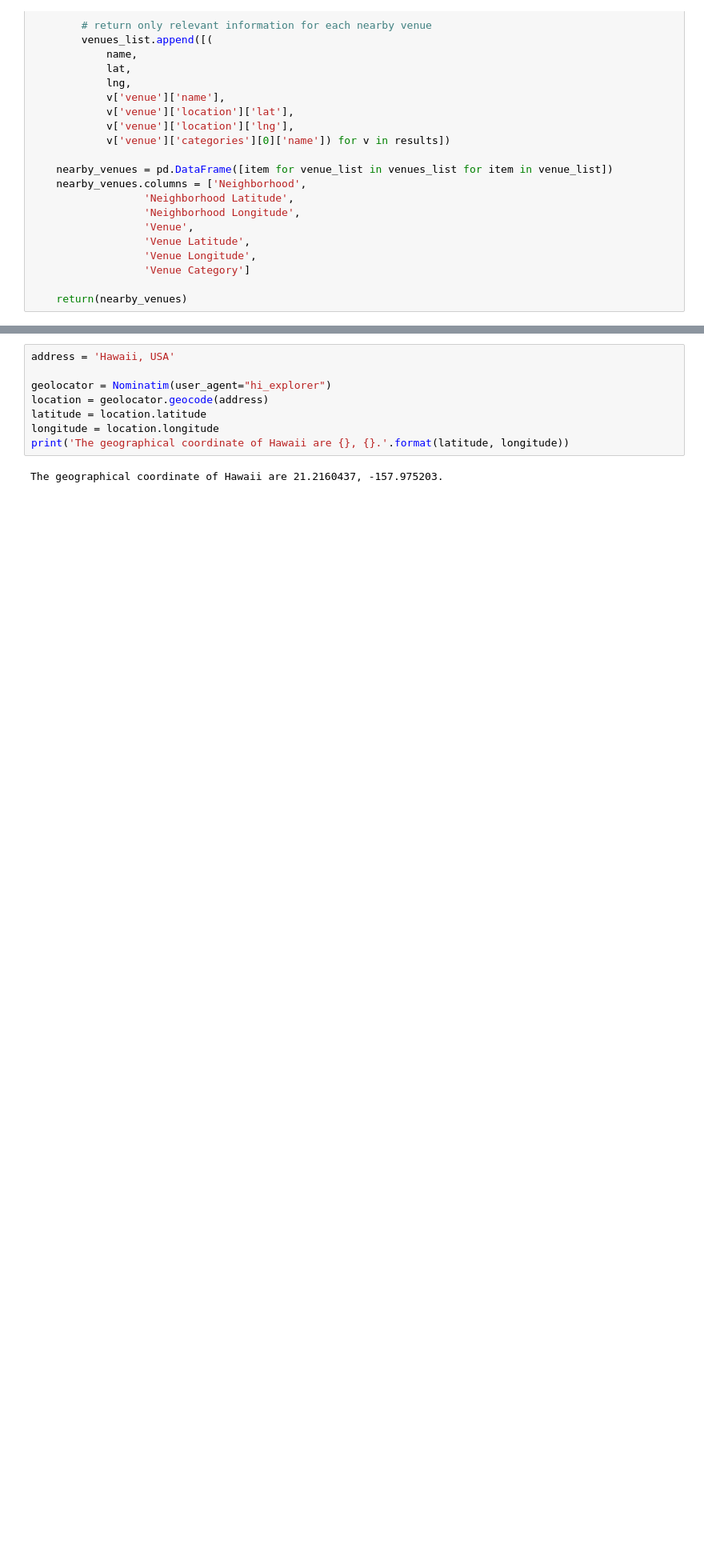
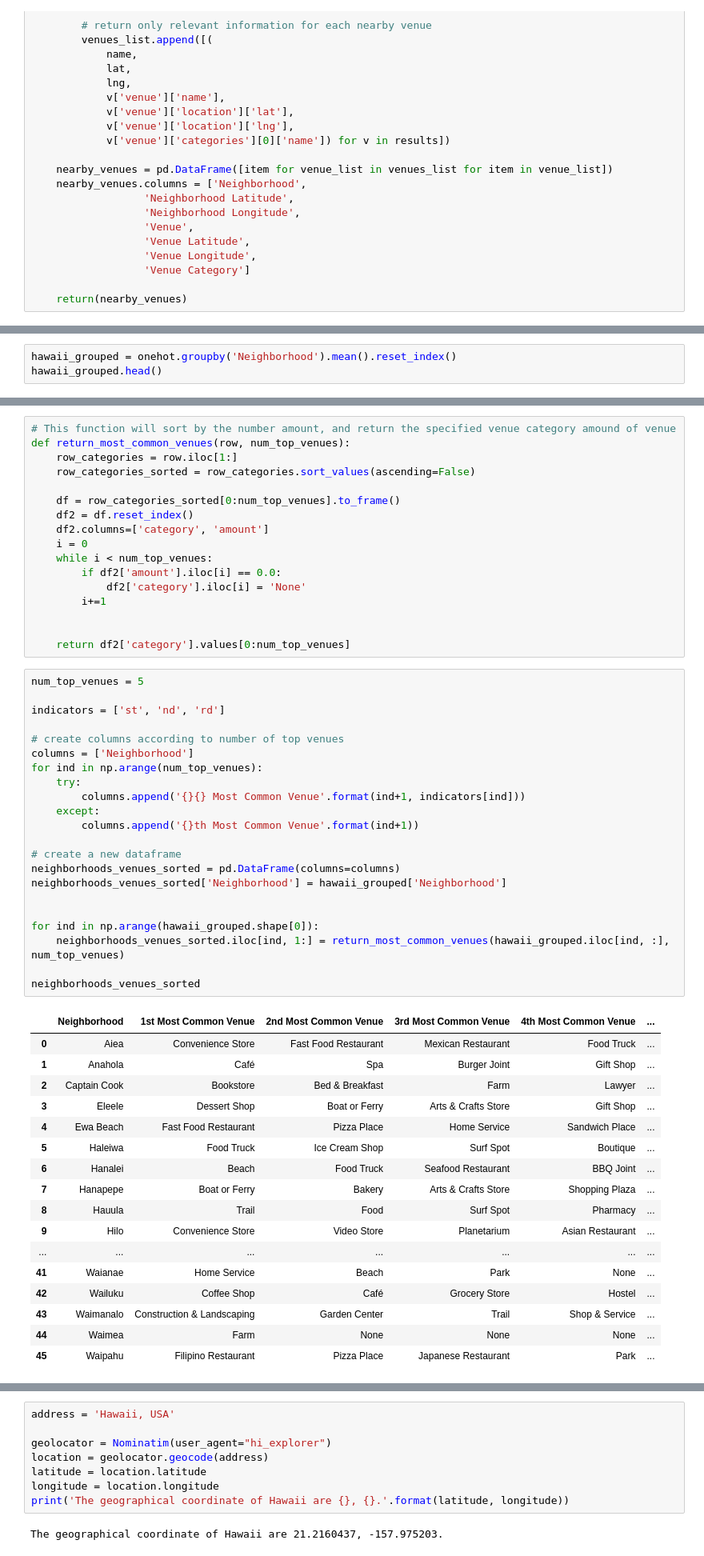
Before and after one commit to Maddienis/Coursera_Capstone, a Jupyter notebook: Hawaii House Prices & Venues.ipynb, the cells around one changed output, grey strips where cells are left out. Shown: that part at 80% size. Drawn from its saved outputs; the diff is of its cells as text; blank space fills up the shorter version.

```diff
--- a/Hawaii House Prices & Venues.ipynb
+++ b/Hawaii House Prices & Venues.ipynb
@@ -294,0 +297,3 @@ Name: Venue, dtype: int64
+# %%
+hawaii_grouped = onehot.groupby('Neighborhood').mean().reset_index()
+hawaii_grouped.head()
@@ -294,0 +308,57 @@ Name: Venue, dtype: int64
+# %%
+# This function will sort by the number amount, and return the specified venue category amound of venue
+def return_most_common_venues(row, num_top_venues):
+    row_categories = row.iloc[1:]
+    row_categories_sorted = row_categories.sort_values(ascending=False)
+
+    df = row_categories_sorted[0:num_top_venues].to_frame()
+    df2 = df.reset_index()
+    df2.columns=['category', 'amount']
+    i = 0
+    while i < num_top_venues:
+        if df2['amount'].iloc[i] == 0.0:
+            df2['category'].iloc[i] = 'None'
+        i+=1
+
+
+    return df2['category'].values[0:num_top_venues]
+# %%
+num_top_venues = 5
+
+indicators = ['st', 'nd', 'rd']
+
+# create columns according to number of top venues
+columns = ['Neighborhood']
+for ind in np.arange(num_top_venues):
+    try:
+        columns.append('{}{} Most Common Venue'.format(ind+1, indicators[ind]))
+    except:
+        columns.append('{}th Most Common Venue'.format(ind+1))
+
+# create a new dataframe
+neighborhoods_venues_sorted = pd.DataFrame(columns=columns)
+neighborhoods_venues_sorted['Neighborhood'] = hawaii_grouped['Neighborhood']
+
+
+for ind in np.arange(hawaii_grouped.shape[0]):
+    neighborhoods_venues_sorted.iloc[ind, 1:] = return_most_common_venues(hawaii_grouped.iloc[ind, :], num_top_venues)
+
+neighborhoods_venues_sorted
+# %% [output]
+|  | Neighborhood | 1st Most Common Venue | 2nd Most Common Venue | 3rd Most Common Venue | 4th Most Common Venue | ... |
+| 0 | Aiea | Convenience Store | Fast Food Restaurant | Mexican Restaurant | Food Truck | ... |
+| 1 | Anahola | Café | Spa | Burger Joint | Gift Shop | ... |
+| 2 | Captain Cook | Bookstore | Bed & Breakfast | Farm | Lawyer | ... |
+| 3 | Eleele | Dessert Shop | Boat or Ferry | Arts & Crafts Store | Gift Shop | ... |
+| 4 | Ewa Beach | Fast Food Restaurant | Pizza Place | Home Service | Sandwich Place | ... |
+| 5 | Haleiwa | Food Truck | Ice Cream Shop | Surf Spot | Boutique | ... |
+| 6 | Hanalei | Beach | Food Truck | Seafood Restaurant | BBQ Joint | ... |
+| 7 | Hanapepe | Boat or Ferry | Bakery | Arts & Crafts Store | Shopping Plaza | ... |
+| 8 | Hauula | Trail | Food | Surf Spot | Pharmacy | ... |
+| 9 | Hilo | Convenience Store | Video Store | Planetarium | Asian Restaurant | ... |
+| ... | ... | ... | ... | ... | ... | ... |
+| 41 | Waianae | Home Service | Beach | Park | None | ... |
+| 42 | Wailuku | Coffee Shop | Café | Grocery Store | Hostel | ... |
+| 43 | Waimanalo | Construction & Landscaping | Garden Center | Trail | Shop & Service | ... |
+| 44 | Waimea | Farm | None | None | None | ... |
+| 45 | Waipahu | Filipino Restaurant | Pizza Place | Japanese Restaurant | Park | ... |
```
Also changed, not shown: parts of 55 cells of this notebook.
